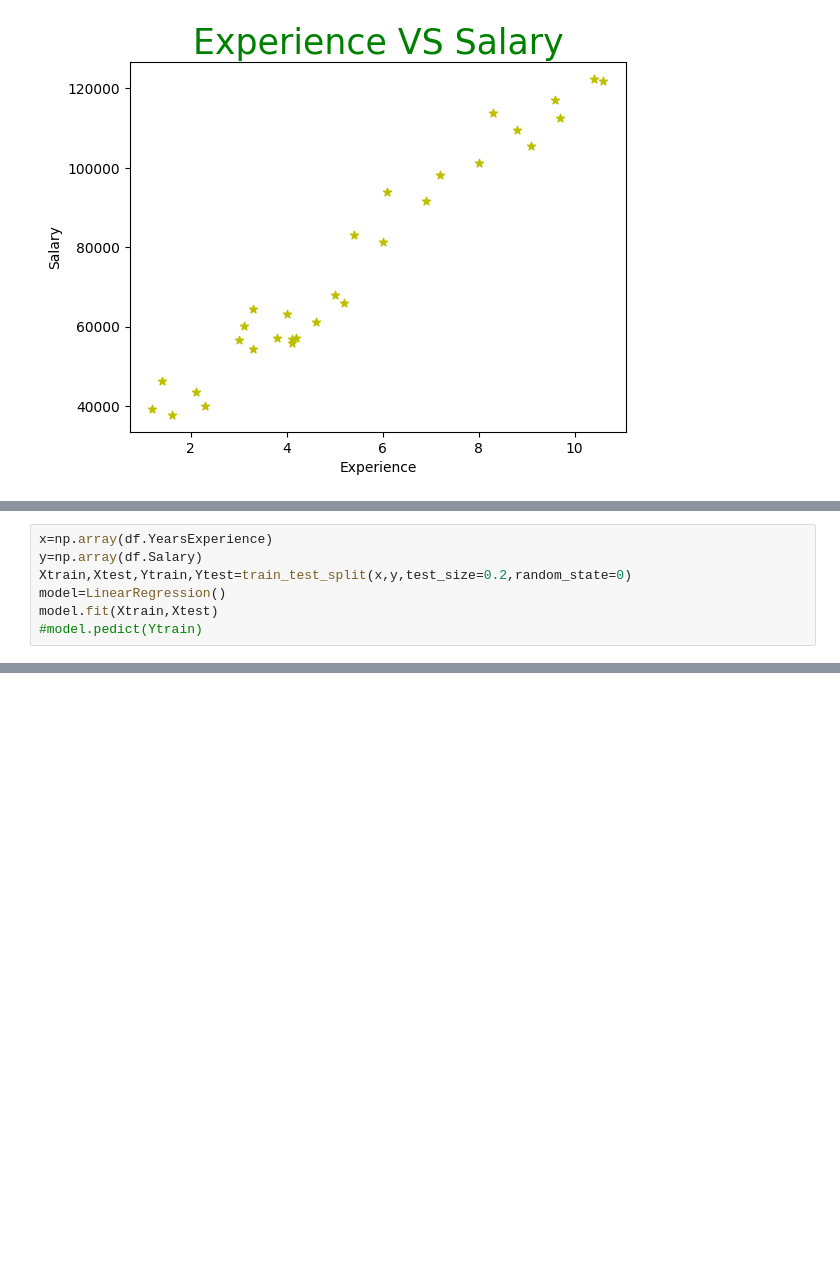
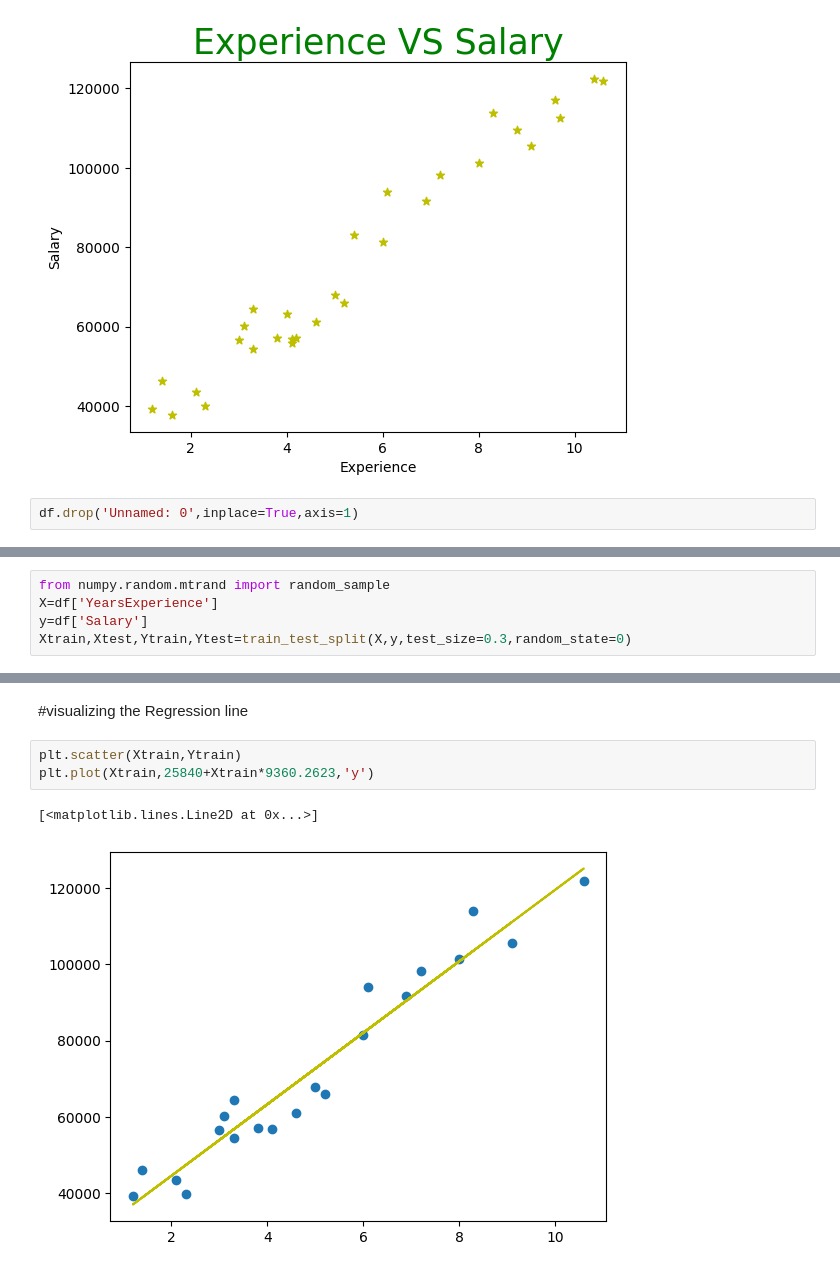
Before and after one commit to Inferno-coder/MachineLearning, a Jupyter notebook: Regression_Practice.ipynb, the cells around one changed output, grey strips where cells are left out. Saved outputs shown, nothing was run; the diff lists cells and outputs as text; blank space fills up the shorter version.

```diff
--- a/Regression_Practice.ipynb
+++ b/Regression_Practice.ipynb
@@ -33,3 +37,5 @@ plt.ylabel('Salary')
 # %% [output]
 Text(0, 0.5, 'Salary')
 [figure]
+# %%
+df.drop('Unnamed: 0',inplace=True,axis=1)
@@ -36,7 +48,5 @@ Text(0, 0.5, 'Salary')
 # %%
-x=np.array(df.YearsExperience)
-y=np.array(df.Salary)
-Xtrain,Xtest,Ytrain,Ytest=train_test_split(x,y,test_size=0.2,random_state=0)
-model=LinearRegression()
-model.fit(Xtrain,Xtest)
-#model.pedict(Ytrain)
+from numpy.random.mtrand import random_sample
+X=df['YearsExperience']
+y=df['Salary']
+Xtrain,Xtest,Ytrain,Ytest=train_test_split(X,y,test_size=0.3,random_state=0)
@@ -44,0 +80,8 @@ KeyError: ignored
+# %% [markdown]
+#visualizing the Regression line
+# %%
+plt.scatter(Xtrain,Ytrain)
+plt.plot(Xtrain,25840+Xtrain*9360.2623,'y')
+# %% [output]
+[<matplotlib.lines.Line2D at 0x...>]
+[figure, added]
```
Also changed, not shown: parts of 13 cells of this notebook.
